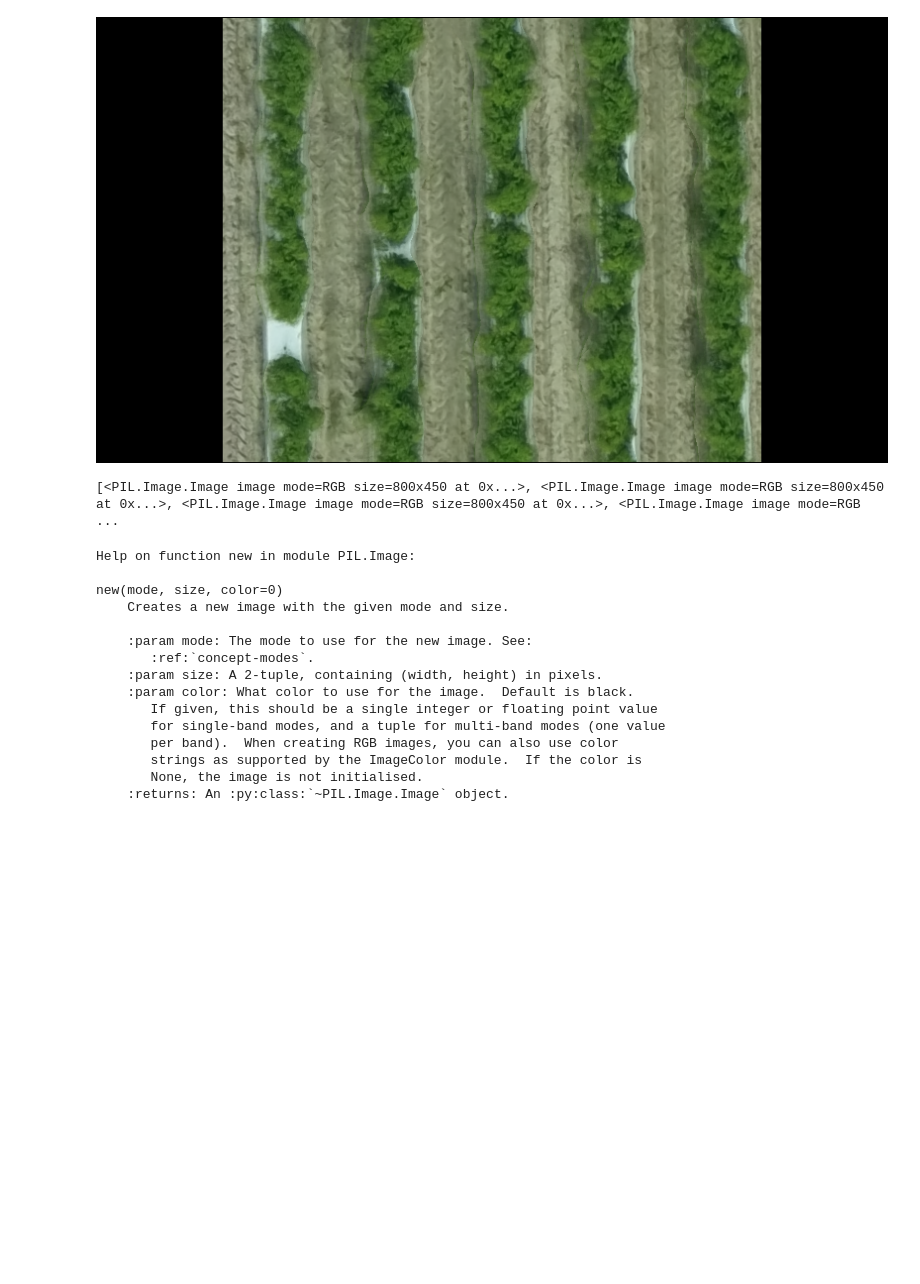
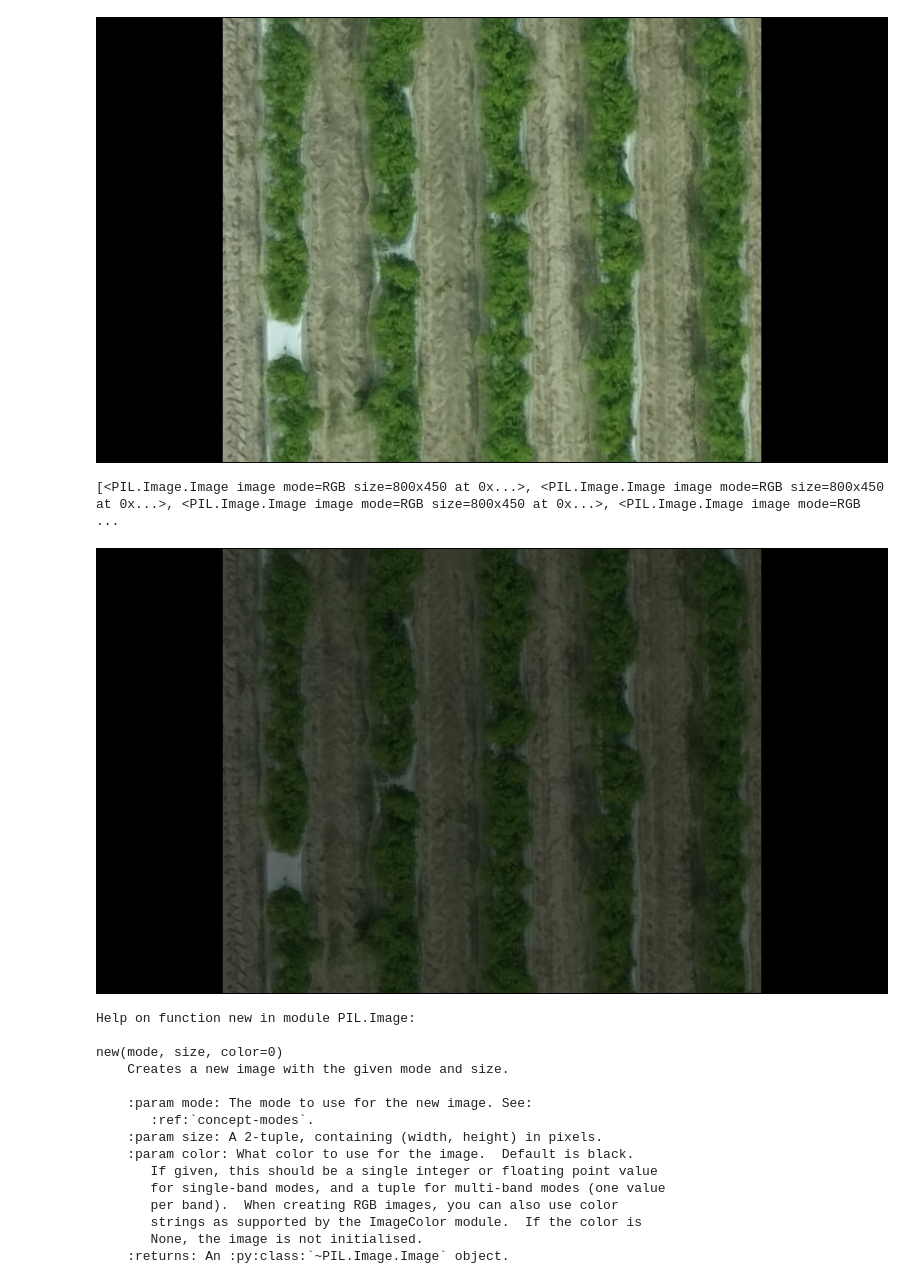
Before and after one commit to Magaton1010/image-analysis, a Jupyter notebook: Pillow.ipynb, the cells around one changed output. Cells and saved outputs as stored; diff of their text form; code cells hidden in the pictures; blank space fills up the shorter version.

```diff
--- a/Pillow.ipynb
+++ b/Pillow.ipynb
@@ -148,31 +148,33 @@ display(img)
 # %%
 # A task that is fairly common in image and picture manipulation is to create contact sheets of images.
 # A contact sheet is one image that actually contains several other different images. Lets try and make
 # a contact sheet for the Master of Science in Information advertisment image. In particular, lets change
 # the brightness of the image in ten different ways, then scale the image down smaller, and put them side
 # by side so we can get the sense of which brightness we might want to use.
 #
 # First up, lets import the ImageEnhance module, which has a nice object called Brightness
 from PIL import ImageEnhance
 # Checking the online documentation for this function, it takes a value between 0.0 (a completely black
 # image) and 1.0 (the original image) to adjust the brightness. All of the classes in the ImageEnhance module
 # do this the same way, you create an object, in this case Brightness, then you call the enhance function()
 # on that object with an appropriate parameter.
 #
 # Lets write a little loop to generate ten images of different brightness. First we need the Brightness
 # object with our image
 enhancer=ImageEnhance.Brightness(img)
 images=[]
 for i in range(0, 10):
     # We'll divide i by ten to get the decimal value we want, and append it to the images list
     # we actually call the brightness routine by calling the enhance() function. Remember, you can dig into
     # details of this using the help() function, or by consulting web docs
     images.append(enhancer.enhance(i/10))
 # We can see the result here is a list of ten PIL.Image.Image objects. Jupyter nicely prints out the value
 # of python objects nested in lists
 print(images)
+display(images[5])
 # %% [output]
 [<PIL.Image.Image image mode=RGB size=800x450 at 0x...>, <PIL.Image.Image image mode=RGB size=800x450 at 0x...>, <PIL.Image.Image image mode=RGB size=800x450 at 0x...>, <PIL.Image.Image image mode=RGB ...
+[figure, added]
 # %%
 # Lets take these images now and composite them, one above another, in a contact sheet.
 # There are several different approaches we can use, but I'll simply create a new image which is like
```
